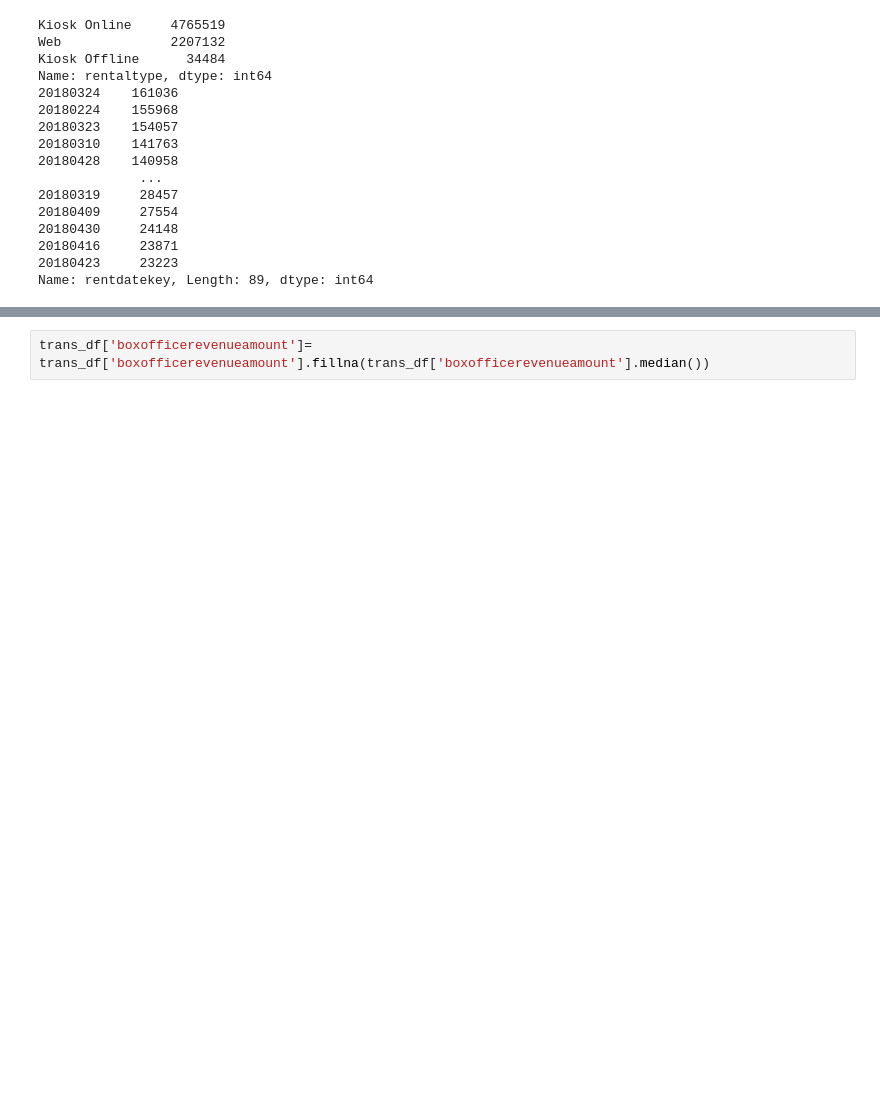
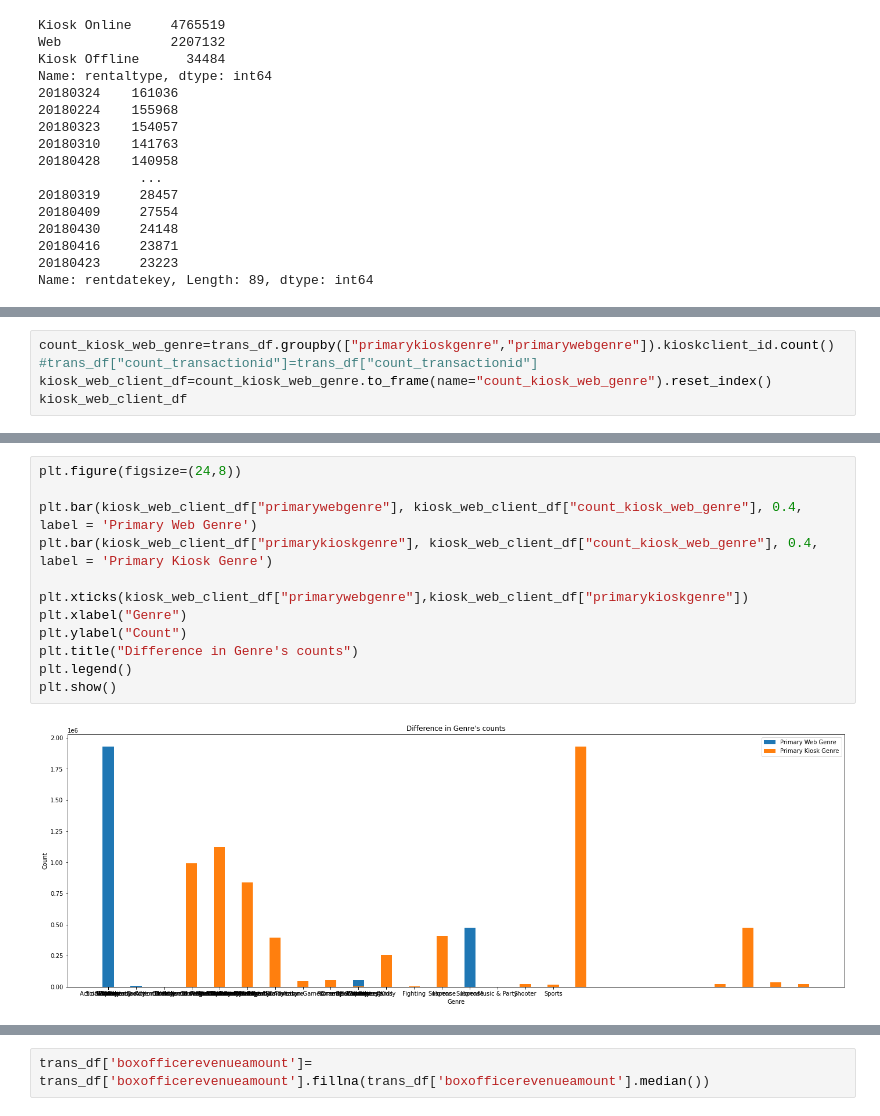
Before and after one commit to saurabhmathco/redbox_promosensitivity, a Jupyter notebook: Redbox_open.ipynb, the cells around one changed output, grey strips where cells are left out. Drawn from its saved outputs; the diff is of its cells as text; blank space fills up the shorter version.

```diff
--- a/Redbox_open.ipynb
+++ b/Redbox_open.ipynb
@@ -432,0 +521,5 @@ Name: rentdatekey, Length: 89, dtype: int64
+# %%
+count_kiosk_web_genre=trans_df.groupby(["primarykioskgenre","primarywebgenre"]).kioskclient_id.count()
+#trans_df["count_transactionid"]=trans_df["count_transactionid"]
+kiosk_web_client_df=count_kiosk_web_genre.to_frame(name="count_kiosk_web_genre").reset_index()
+kiosk_web_client_df
@@ -432,0 +540,14 @@ Name: rentdatekey, Length: 89, dtype: int64
+# %%
+plt.figure(figsize=(24,8))
+
+plt.bar(kiosk_web_client_df["primarywebgenre"], kiosk_web_client_df["count_kiosk_web_genre"], 0.4, label = 'Primary Web Genre')
+plt.bar(kiosk_web_client_df["primarykioskgenre"], kiosk_web_client_df["count_kiosk_web_genre"], 0.4, label = 'Primary Kiosk Genre')
+
+plt.xticks(kiosk_web_client_df["primarywebgenre"],kiosk_web_client_df["primarykioskgenre"])
+plt.xlabel("Genre")
+plt.ylabel("Count")
+plt.title("Difference in Genre's counts")
+plt.legend()
+plt.show()
+# %% [output]
+[figure, added]
```
Also changed, not shown: parts of 87 cells of this notebook.
